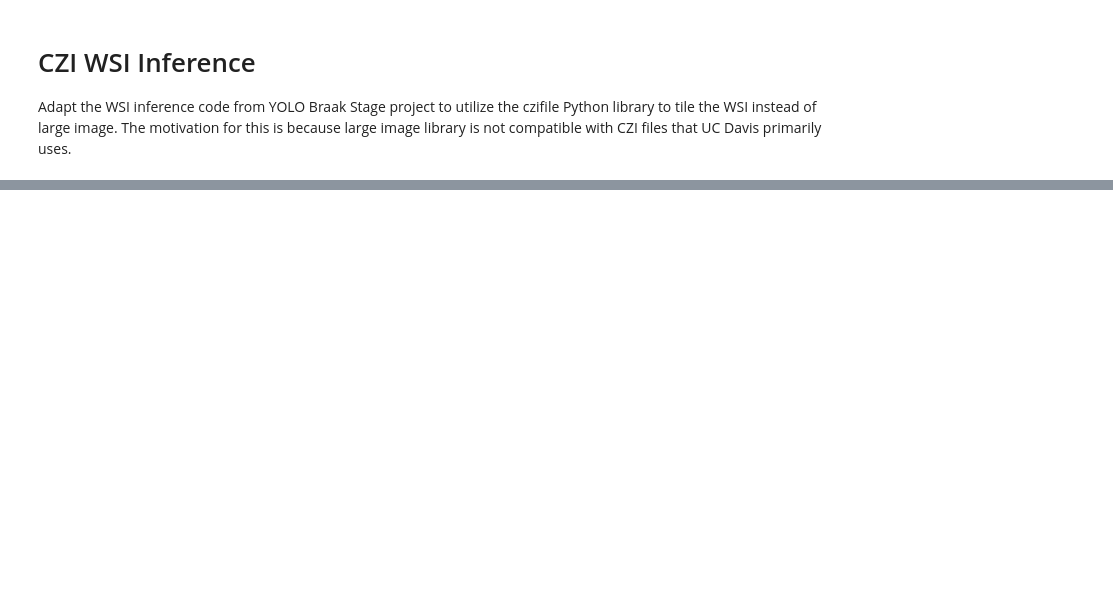
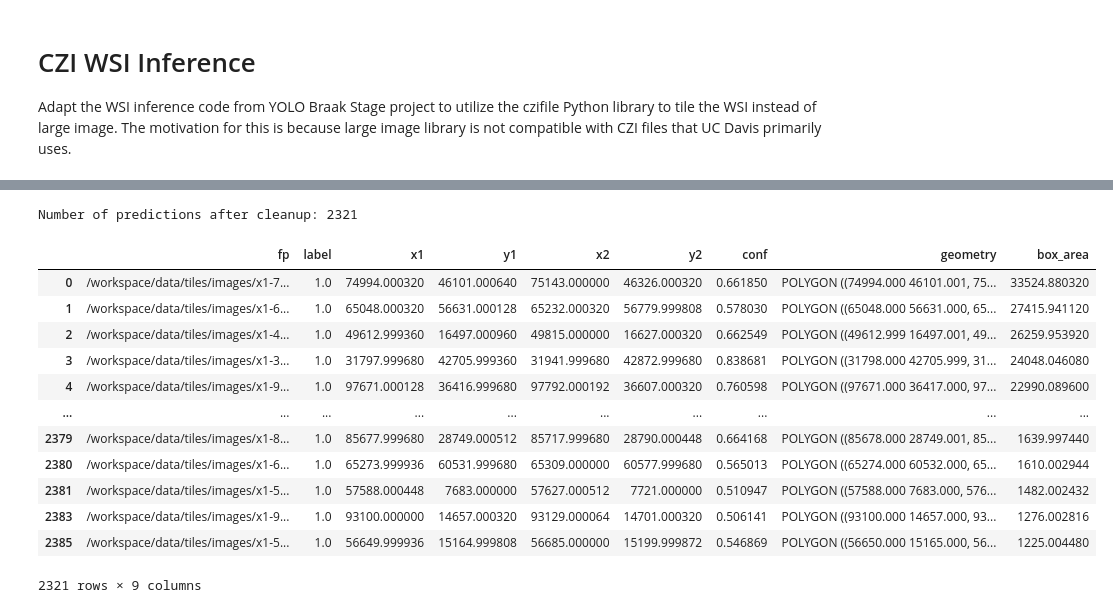
Before and after one commit to Gutman-Lab/yolo-braak-stage, a Jupyter notebook: czi-wsi-inference.ipynb, the cells around one changed output, grey strips where cells are left out. Cells and saved outputs as stored; diff of their text form; code cells hidden in the pictures; blank space fills up the shorter version.

```diff
--- a/czi-wsi-inference.ipynb
+++ b/czi-wsi-inference.ipynb
@@ -20,0 +181,26 @@ TypeError: 'CziFile' object is not subscriptable
+# %%
+pred_df = non_max_suppression(
+        pred_df, NMS_IOU_THR
+    ).sort_values(by='box_area', ascending=False).reset_index(drop=True)
+pred_df = remove_contained_boxes(pred_df, CONTAINED_THR)
+
+print("Number of predictions after cleanup:", len(pred_df))
+# %% [output]
+Number of predictions after cleanup: 2321
+# %%
+"""Note that the boxes are in the coordinates of the tile magnification, in this example this is
+40X."""
+# %% [output]
+|  | fp | label | x1 | y1 | x2 | y2 | conf | geometry | box_area |
+| 0 | /workspace/data/tiles/images/x1-7... | 1.0 | 74994.000320 | 46101.000640 | 75143.000000 | 46326.000320 | 0.661850 | POLYGON ((74994.000 46101.001, 75... | 33524.880320 |
+| 1 | /workspace/data/tiles/images/x1-6... | 1.0 | 65048.000320 | 56631.000128 | 65232.000320 | 56779.999808 | 0.578030 | POLYGON ((65048.000 56631.000, 65... | 27415.941120 |
+| 2 | /workspace/data/tiles/images/x1-4... | 1.0 | 49612.999360 | 16497.000960 | 49815.000000 | 16627.000320 | 0.662549 | POLYGON ((49612.999 16497.001, 49... | 26259.953920 |
+| 3 | /workspace/data/tiles/images/x1-3... | 1.0 | 31797.999680 | 42705.999360 | 31941.999680 | 42872.999680 | 0.838681 | POLYGON ((31798.000 42705.999, 31... | 24048.046080 |
+| 4 | /workspace/data/tiles/images/x1-9... | 1.0 | 97671.000128 | 36416.999680 | 97792.000192 | 36607.000320 | 0.760598 | POLYGON ((97671.000 36417.000, 97... | 22990.089600 |
+| ... | ... | ... | ... | ... | ... | ... | ... | ... | ... |
+| 2379 | /workspace/data/tiles/images/x1-8... | 1.0 | 85677.999680 | 28749.000512 | 85717.999680 | 28790.000448 | 0.664168 | POLYGON ((85678.000 28749.001, 85... | 1639.997440 |
+| 2380 | /workspace/data/tiles/images/x1-6... | 1.0 | 65273.999936 | 60531.999680 | 65309.000000 | 60577.999680 | 0.565013 | POLYGON ((65274.000 60532.000, 65... | 1610.002944 |
+| 2381 | /workspace/data/tiles/images/x1-5... | 1.0 | 57588.000448 | 7683.000000 | 57627.000512 | 7721.000000 | 0.510947 | POLYGON ((57588.000 7683.000, 576... | 1482.002432 |
+| 2383 | /workspace/data/tiles/images/x1-9... | 1.0 | 93100.000000 | 14657.000320 | 93129.000064 | 14701.000320 | 0.506141 | POLYGON ((93100.000 14657.000, 93... | 1276.002816 |
+| 2385 | /workspace/data/tiles/images/x1-5... | 1.0 | 56649.999936 | 15164.999808 | 56685.000000 | 15199.999872 | 0.546869 | POLYGON ((56650.000 15165.000, 56... | 1225.004480 |
+2321 rows × 9 columns
```
Also changed, not shown: parts of 10 cells of this notebook, 1 other file.
